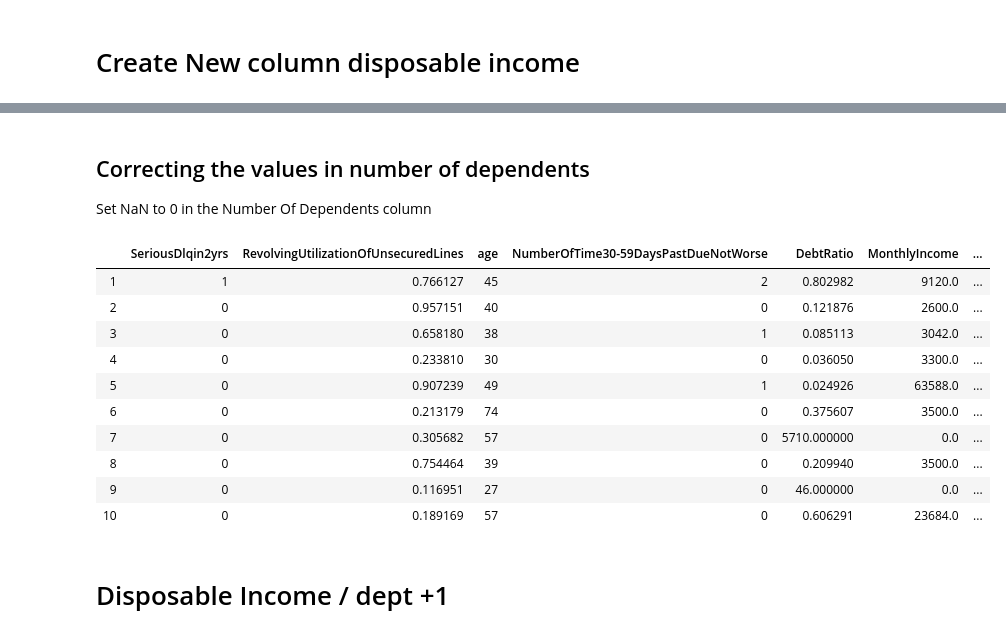
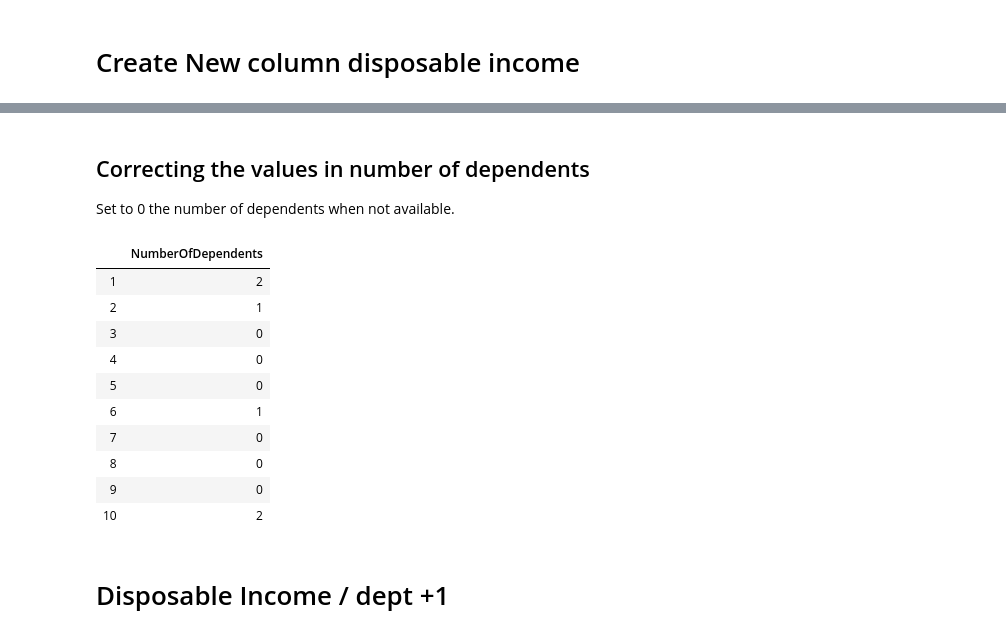
Before and after one commit to Simplon-IA-Bdx-1/give-me-some-credit-Malaika-p, a Jupyter notebook: new_features_give_me_credit.ipynb, the cells around one changed output, grey strips where cells are left out. Drawn from its saved outputs; the diff is of its cells as text; code cells hidden in the pictures.

```diff
--- a/new_features_give_me_credit.ipynb
+++ b/new_features_give_me_credit.ipynb
@@ -94,6 +88,0 @@ The following block might take some time
-# %%
-for df in [fulltrain, test]:
-    tmp=df[['DebtRatio','MonthlyDebt','MonthlyIncome']].apply(monthlyDebtCalc,axis=1)
-    df['MonthlyDebt']=tmp['MonthlyDebt']
-
-fulltrain['MonthlyDebt'].head(10)
@@ -111,0 +89,8 @@ Name: MonthlyDebt, dtype: float64
+# %%
+for df in data_sets:
+    df.loc[:,'MonthlyDebt']=df['DebtRatio']*df['MonthlyIncome']
+    df.loc[df['MonthlyIncome'] == 0,'MonthlyDebt']=df.loc[df['MonthlyIncome'] == 0,'DebtRatio']
+
+    df.loc[df['MonthlyIncome'] == 0,'DebtRatio']=None #0.8610
+
+data_sets[0][['MonthlyDebt','DebtRatio','MonthlyIncome']].head(10)
@@ -153,6 +126,0 @@ fulltrain
-# %%
-for df in [fulltrain, test]:
-    tmp=df[['MonthlyDebt','MonthlyIncome','DisposableIncome']].apply(disposableIncomeCalc,axis=1)
-    df['DisposableIncome']=tmp['DisposableIncome']
-
-fulltrain['DisposableIncome'].head(10)
@@ -170,0 +127,6 @@ Name: DisposableIncome, dtype: float64
+# %%
+for df in data_sets:
+    df.loc[:,'DisposableIncome']=df['MonthlyIncome']-df['MonthlyDebt']
+    df.loc[df['MonthlyIncome'] == 0,'DisposableIncome']=0
+
+data_sets[0][['MonthlyDebt','DebtRatio','MonthlyIncome','DisposableIncome']].head(10)
@@ -171,22 +145,24 @@ Name: DisposableIncome, dtype: float64
 # %% [markdown]
 ## Correcting the values in number of dependents
-Set NaN to 0 in the Number Of Dependents column
+Set to 0 the number of dependents when not available.
 # %%
-for df in [fulltrain, test]:
-    df['NumberOfDependents'].fillna(0,inplace=True)
-fulltrain.head(10)
+for df in data_sets:
+    df.loc[:,'NumberOfDependents'].fillna(0, inplace=True)
+    df.loc[:,'NumberOfDependents']=to_numeric(df['NumberOfDependents'],downcast='integer')
+
+data_sets[0][['NumberOfDependents']].head(10)
 # %% [output]
-|  | SeriousDlqin2yrs | RevolvingUtilizationOfUnsecuredLines | age | NumberOfTime30-59DaysPastDueNotWorse | DebtRatio | MonthlyIncome | ... |
-| 1 | 1 | 0.766127 | 45 | 2 | 0.802982 | 9120.0 | ... |
-| 2 | 0 | 0.957151 | 40 | 0 | 0.121876 | 2600.0 | ... |
-| 3 | 0 | 0.658180 | 38 | 1 | 0.085113 | 3042.0 | ... |
-| 4 | 0 | 0.233810 | 30 | 0 | 0.036050 | 3300.0 | ... |
-| 5 | 0 | 0.907239 | 49 | 1 | 0.024926 | 63588.0 | ... |
-| 6 | 0 | 0.213179 | 74 | 0 | 0.375607 | 3500.0 | ... |
-| 7 | 0 | 0.305682 | 57 | 0 | 5710.000000 | 0.0 | ... |
-| 8 | 0 | 0.754464 | 39 | 0 | 0.209940 | 3500.0 | ... |
-| 9 | 0 | 0.116951 | 27 | 0 | 46.000000 | 0.0 | ... |
-| 10 | 0 | 0.189169 | 57 | 0 | 0.606291 | 23684.0 | ... |
+|  | NumberOfDependents |
+| 1 | 2 |
+| 2 | 1 |
+| 3 | 0 |
+| 4 | 0 |
+| 5 | 0 |
+| 6 | 1 |
+| 7 | 0 |
+| 8 | 0 |
+| 9 | 0 |
+| 10 | 2 |
 # %% [markdown]
 # Disposable Income / dept +1
 # %% [markdown]
```
Also changed, not shown: parts of 46 cells of this notebook.
